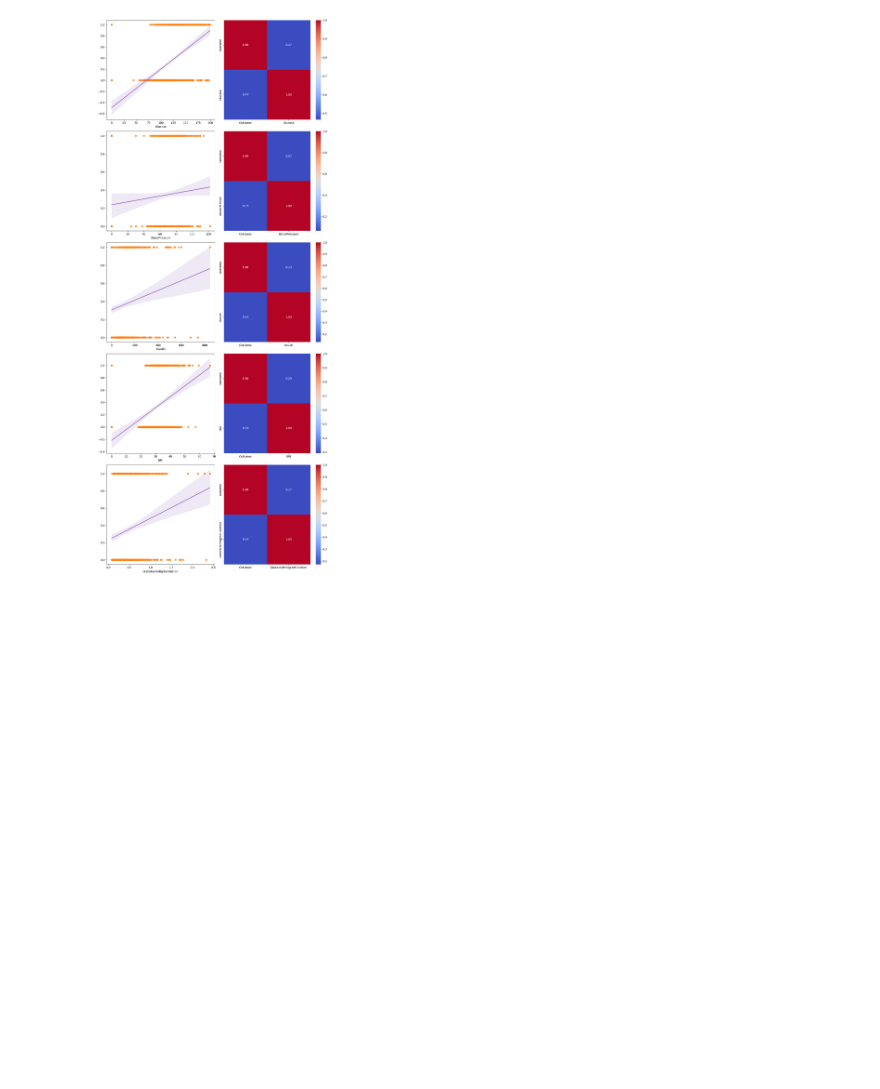
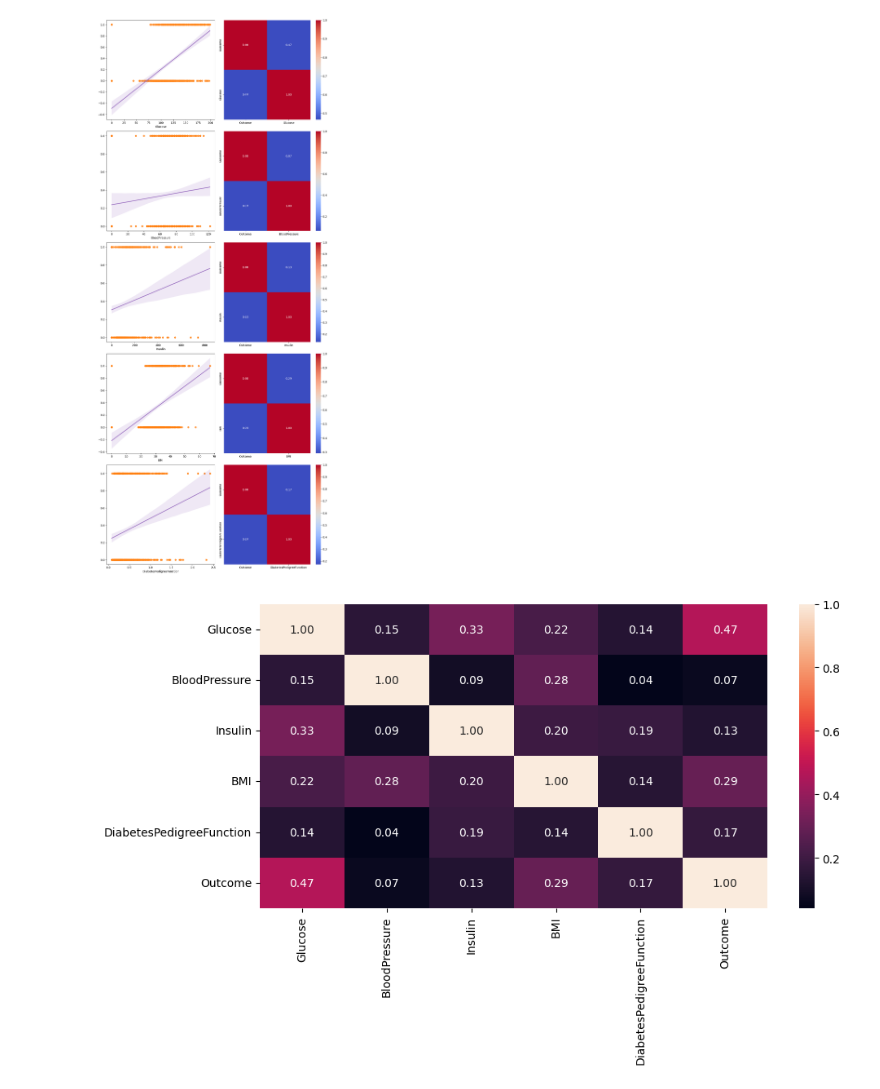
Before and after one commit to Eleiny9/DECISION-TREE-ALGO, a Jupyter notebook: src/explore.ipynb, the cells around one changed output. Drawn from its saved outputs; the diff is of its cells as text; code cells hidden in the pictures; blank space fills up the shorter version.

```diff
--- a/src/explore.ipynb
+++ b/src/explore.ipynb
@@ -138,2 +142,16 @@ plt.show()
 # %% [output]
 [figure]
+# %%
+fig, axis = plt.subplots(figsize = (10, 6))
+
+sns.heatmap(data[['Glucose', 'BloodPressure', 'Insulin', 'BMI',
+       'DiabetesPedigreeFunction', 'Outcome']].corr(), annot = True, fmt = ".2f")
+
+plt.tight_layout()
+
+plt.show()
+
+# Revisamos la corelacion entre todas las variables
+# Podemos notar que las que mas tienen relacion entre si son la Glucosa con nuestra variable objetivo y con la Insulin
+# %% [output]
+[figure, added]
```
Also changed, not shown: parts of 22 cells of this notebook.
